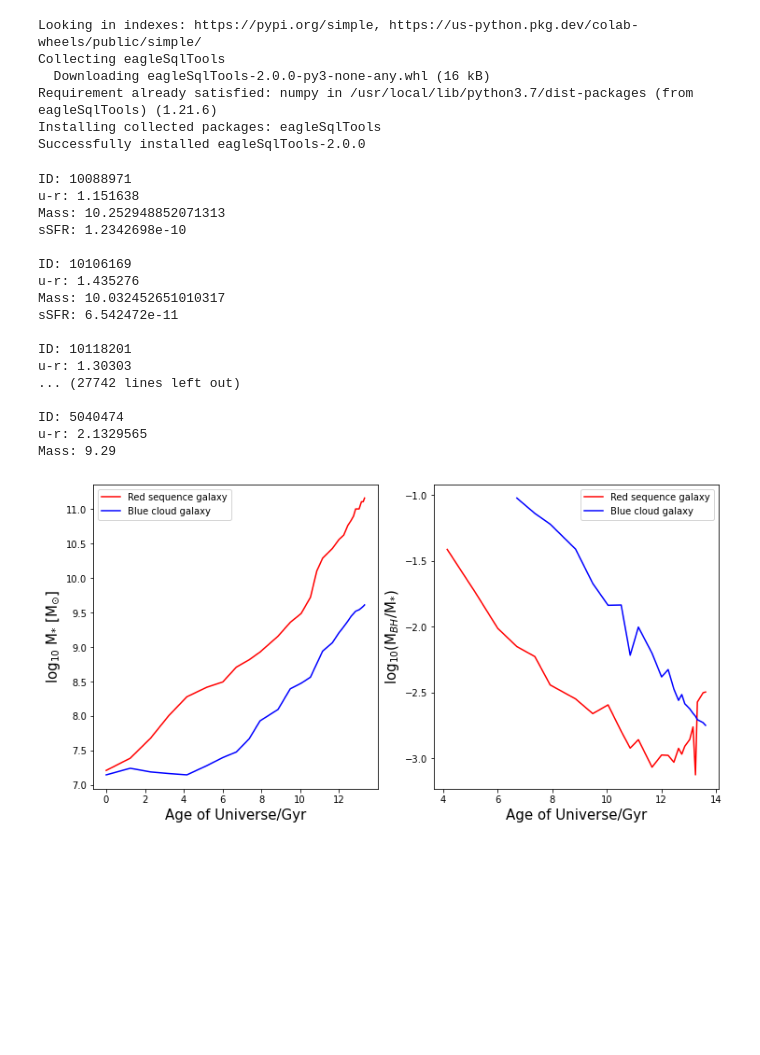
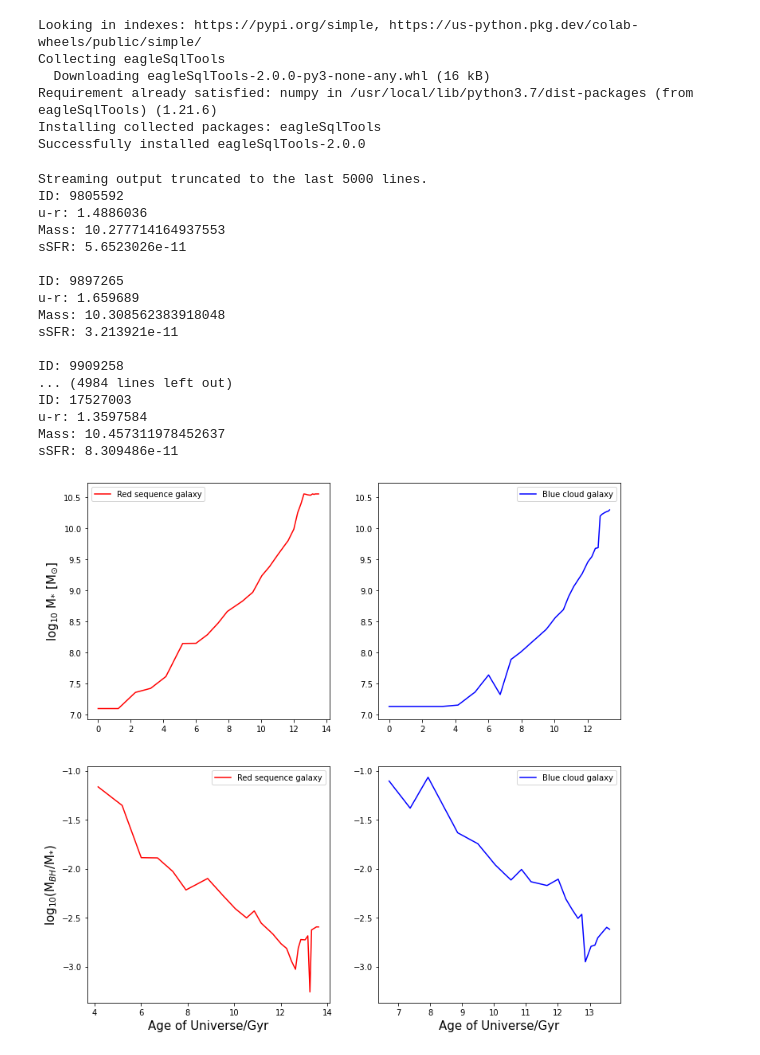
Before and after one commit to xvh422/L4-Project, a Jupyter notebook: Merger.ipynb, the cells around one changed output. Saved outputs shown, nothing was run; the diff lists cells and outputs as text; code cells hidden in the pictures; blank space fills up the shorter version.

```diff
--- a/Merger.ipynb
+++ b/Merger.ipynb
@@ -29,7 +29,7 @@ Query_IDs = "SELECT \
             %s_Magnitudes as MAG, \
             %s_Aperture as AP \
            WHERE \
-            SH.SnapNum = 27 and \
+            SH.SnapNum = 28 and \
             SH.SubGroupNumber = 0 and \
             AP.Mass_Star > 1.0e9 and \
             AP.ApertureSize = 30 and \
@@ -45,28 +45,28 @@ for i in range(len(Data_IDs['id'])):
   print('sSFR:' ,Data_IDs['ssfr'][i])
   print('')
 # %% [output]
-ID: 10088971
-u-r: 1.151638
-Mass: 10.252948852071313
-sSFR: 1.2342698e-10
+Streaming output truncated to the last 5000 lines.
+ID: 9805592
+u-r: 1.4886036
+Mass: 10.277714164937553
+sSFR: 5.6523026e-11
 
-ID: 10106169
-u-r: 1.435276
-Mass: 10.032452651010317
-sSFR: 6.542472e-11
+ID: 9897265
+u-r: 1.659689
+Mass: 10.308562383918048
+sSFR: 3.213921e-11
 
-ID: 10118201
-u-r: 1.30303
-... (27742 lines left out)
-
-ID: 5040474
-u-r: 2.1329565
-Mass: 9.29
+ID: 9909258
+... (4984 lines left out)
+ID: 17527003
+u-r: 1.3597584
+Mass: 10.457311978452637
+sSFR: 8.309486e-11
 # %%
 sim_name = 'RefL0100N1504'
 sim_size = 100.
-galaxy_id_1 = 20391000#10247408
-galaxy_id_2 = 11724877
+galaxy_id_1 = 18104017
+galaxy_id_2 = 9237862
 
 # Red
 Query_1 = "SELECT \
@@ -145,21 +145,26 @@ Times = np.array([13.62, 13.53, 13.32, 13.25, 13.16, 13.04, 12.86, 12.75, 12.63,
 # %%
 ratio_red = remove_zeros(divide_with_zeros(Data_1['bh'], Data_1['mass']))
 ratio_blue = remove_zeros(divide_with_zeros(Data_2['bh'], Data_2['mass']))
 r2 = len(ratio_red)
 b2 = len(ratio_blue)
 
-fig, (ax1, ax2) = plt.subplots(1, 2, figsize = (12,6))
-ax1.plot(Times[r:29], log_with_zeros(Data_1['mass']), color = 'r', label = 'Red sequence galaxy')
-ax1.plot(Times[b:29], log_with_zeros(Data_2['mass']), color = 'b', label = 'Blue cloud galaxy')
-ax2.plot(Times[0:r2], log_with_zeros(ratio_red), color = 'r', label = 'Red sequence galaxy')
-ax2.plot(Times[0:b2], log_with_zeros(ratio_blue), color = 'b', label = 'Blue cloud galaxy')
-ax1.set_xlabel(r'Age of Universe/Gyr', fontsize=15)
-ax1.set_ylabel(r'log$_{10}$ M$_{*}$ [M$_{\odot}$]', fontsize=15)
-ax2.set_xlabel(r'Age of Universe/Gyr', fontsize=15)
-ax2.set_ylabel(r'log$_{10}$(M$_{BH}$/M$_{*}$)', fontsize=15)
-ax1.legend()
-ax2.legend()
+fig, (ax1, ax2) = plt.subplots(2, 2, figsize = (12,12))
+ax1[0].plot(Times[r:29], log_with_zeros(Data_1['mass']), color = 'r', label = 'Red sequence galaxy')
+ax1[1].plot(Times[b:29], log_with_zeros(Data_2['mass']), color = 'b', label = 'Blue cloud galaxy')
+ax2[0].plot(Times[0:r2], log_with_zeros(ratio_red), color = 'r', label = 'Red sequence galaxy')
+ax2[1].plot(Times[0:b2], log_with_zeros(ratio_blue), color = 'b', label = 'Blue cloud galaxy')
+
+ax1[0].set_ylabel(r'log$_{10}$ M$_{*}$ [M$_{\odot}$]', fontsize=15)
+ax2[0].set_xlabel(r'Age of Universe/Gyr', fontsize=15)
+ax2[1].set_xlabel(r'Age of Universe/Gyr', fontsize=15)
+ax2[0].set_ylabel(r'log$_{10}$(M$_{BH}$/M$_{*}$)', fontsize=15)
+ax1[0].legend()
+ax1[1].legend()
+ax2[0].legend()
+ax2[1].legend()
+ax1[0].get_shared_y_axes().join(ax1[0], ax1[1])
+ax2[0].get_shared_y_axes().join(ax2[0], ax2[1])
 plt.savefig('Plot_2.jpeg')
 plt.show()
 # %% [output]
-[figure, old version]
+[figure, new version]
```
